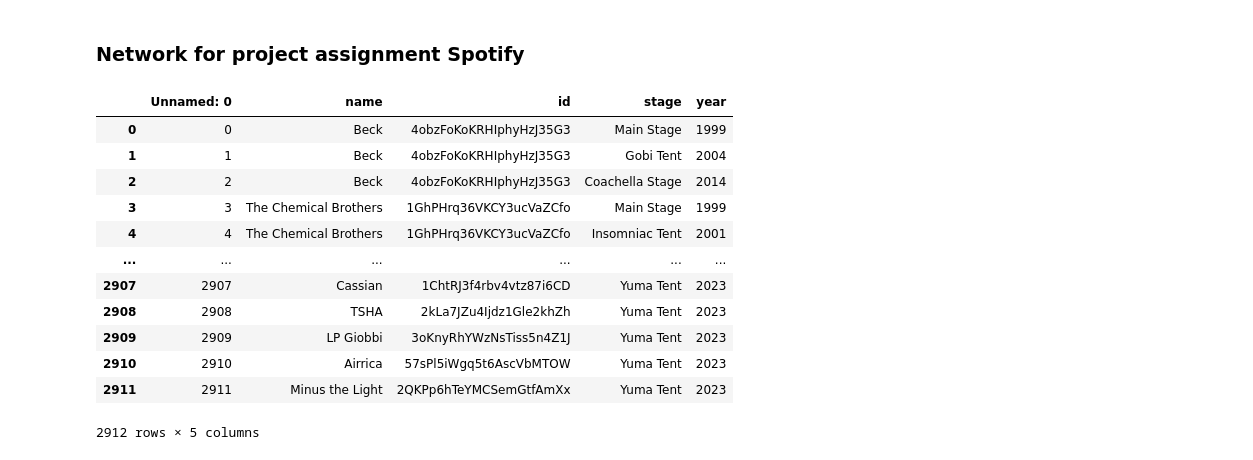
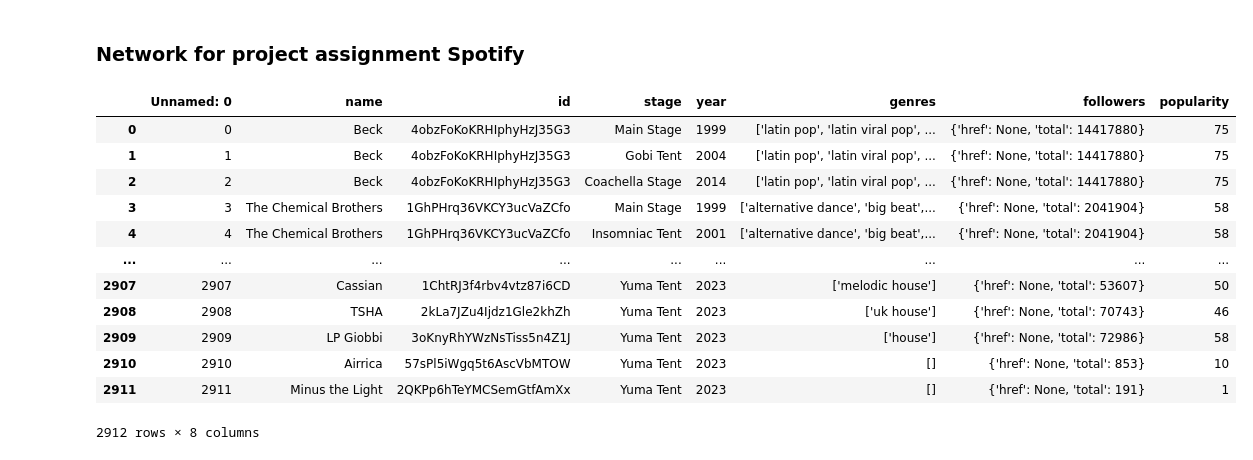
Before and after one commit to lwhitlock8/css-spotify-project, a Jupyter notebook: creating_network.ipynb, the cells around one changed output. Drawn from its saved outputs; the diff is of its cells as text; code cells hidden in the pictures.

```diff
--- a/creating_network.ipynb
+++ b/creating_network.ipynb
@@ -10,22 +10,24 @@ import numpy as np
 # %%
 # Import data
 
 artist_data = pd.read_csv("data/coachella_artists.csv")
 song_data = pd.read_csv("data/song_dataset_2.csv")
 
+# Data set with genres
+artist_data = pd.read_csv("data/coachella_artists_full.csv")
 artist_data
 # %% [output]
-|  | Unnamed: 0 | name | id | stage | year |
-| 0 | 0 | Beck | 4obzFoKoKRHIphyHzJ35G3 | Main Stage | 1999 |
-| 1 | 1 | Beck | 4obzFoKoKRHIphyHzJ35G3 | Gobi Tent | 2004 |
-| 2 | 2 | Beck | 4obzFoKoKRHIphyHzJ35G3 | Coachella Stage | 2014 |
-| 3 | 3 | The Chemical Brothers | 1GhPHrq36VKCY3ucVaZCfo | Main Stage | 1999 |
-| 4 | 4 | The Chemical Brothers | 1GhPHrq36VKCY3ucVaZCfo | Insomniac Tent | 2001 |
-| ... | ... | ... | ... | ... | ... |
-| 2907 | 2907 | Cassian | 1ChtRJ3f4rbv4vtz87i6CD | Yuma Tent | 2023 |
-| 2908 | 2908 | TSHA | 2kLa7JZu4Ijdz1Gle2khZh | Yuma Tent | 2023 |
-| 2909 | 2909 | LP Giobbi | 3oKnyRhYWzNsTiss5n4Z1J | Yuma Tent | 2023 |
-| 2910 | 2910 | Airrica | 57sPl5iWgq5t6AscVbMTOW | Yuma Tent | 2023 |
-| 2911 | 2911 | Minus the Light | 2QKPp6hTeYMCSemGtfAmXx | Yuma Tent | 2023 |
+|  | Unnamed: 0 | name | id | stage | year | genres | followers | popularity |
+| 0 | 0 | Beck | 4obzFoKoKRHIphyHzJ35G3 | Main Stage | 1999 | ['latin pop', 'latin viral pop', ... | {'href': None, 'total': 14417880} | 75 |
+| 1 | 1 | Beck | 4obzFoKoKRHIphyHzJ35G3 | Gobi Tent | 2004 | ['latin pop', 'latin viral pop', ... | {'href': None, 'total': 14417880} | 75 |
+| 2 | 2 | Beck | 4obzFoKoKRHIphyHzJ35G3 | Coachella Stage | 2014 | ['latin pop', 'latin viral pop', ... | {'href': None, 'total': 14417880} | 75 |
+| 3 | 3 | The Chemical Brothers | 1GhPHrq36VKCY3ucVaZCfo | Main Stage | 1999 | ['alternative dance', 'big beat',... | {'href': None, 'total': 2041904} | 58 |
+| 4 | 4 | The Chemical Brothers | 1GhPHrq36VKCY3ucVaZCfo | Insomniac Tent | 2001 | ['alternative dance', 'big beat',... | {'href': None, 'total': 2041904} | 58 |
+| ... | ... | ... | ... | ... | ... | ... | ... | ... |
+| 2907 | 2907 | Cassian | 1ChtRJ3f4rbv4vtz87i6CD | Yuma Tent | 2023 | ['melodic house'] | {'href': None, 'total': 53607} | 50 |
+| 2908 | 2908 | TSHA | 2kLa7JZu4Ijdz1Gle2khZh | Yuma Tent | 2023 | ['uk house'] | {'href': None, 'total': 70743} | 46 |
+| 2909 | 2909 | LP Giobbi | 3oKnyRhYWzNsTiss5n4Z1J | Yuma Tent | 2023 | ['house'] | {'href': None, 'total': 72986} | 58 |
+| 2910 | 2910 | Airrica | 57sPl5iWgq5t6AscVbMTOW | Yuma Tent | 2023 | [] | {'href': None, 'total': 853} | 10 |
+| 2911 | 2911 | Minus the Light | 2QKPp6hTeYMCSemGtfAmXx | Yuma Tent | 2023 | [] | {'href': None, 'total': 191} | 1 |
-2912 rows × 5 columns
+2912 rows × 8 columns
 # %%
```
Also changed, not shown: parts of 24 cells of this notebook.
